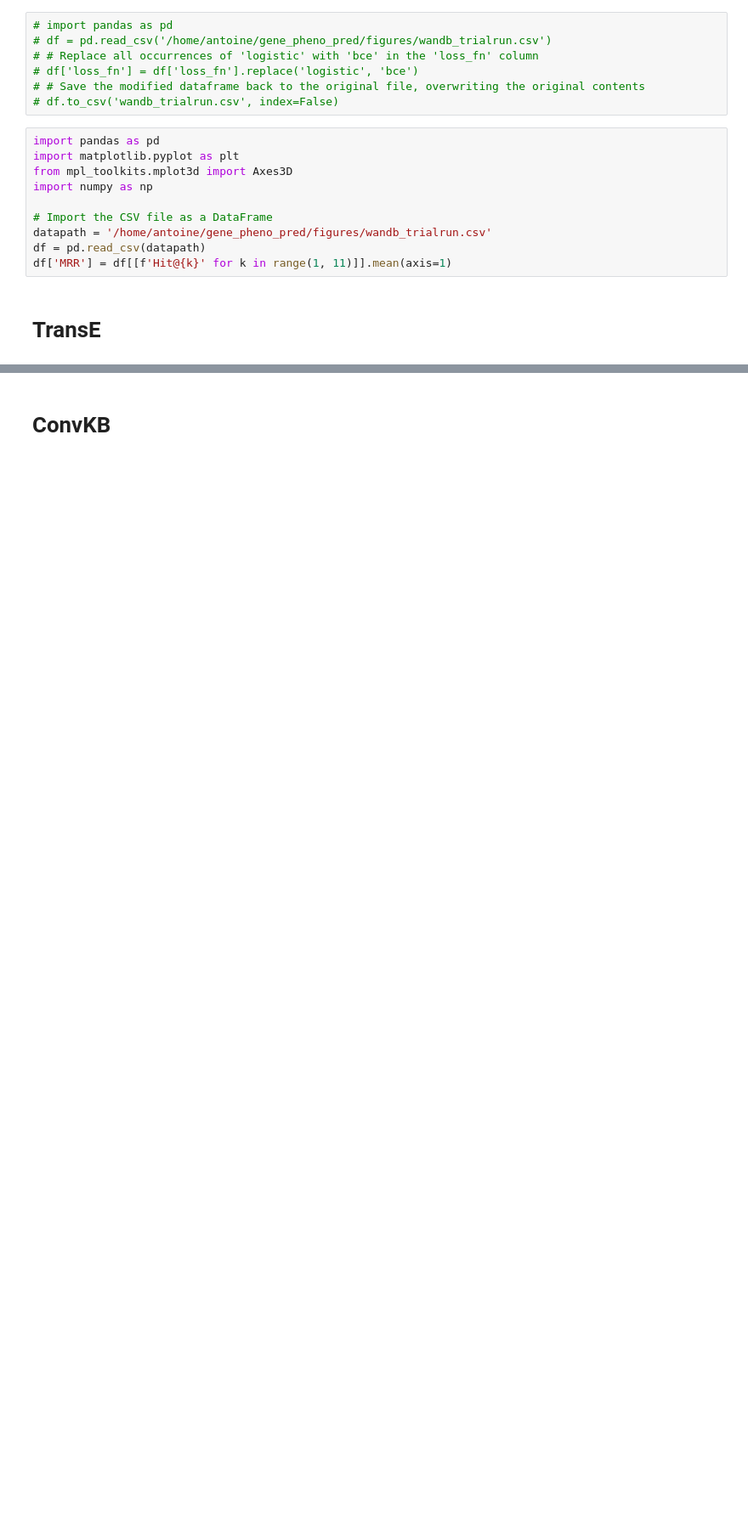
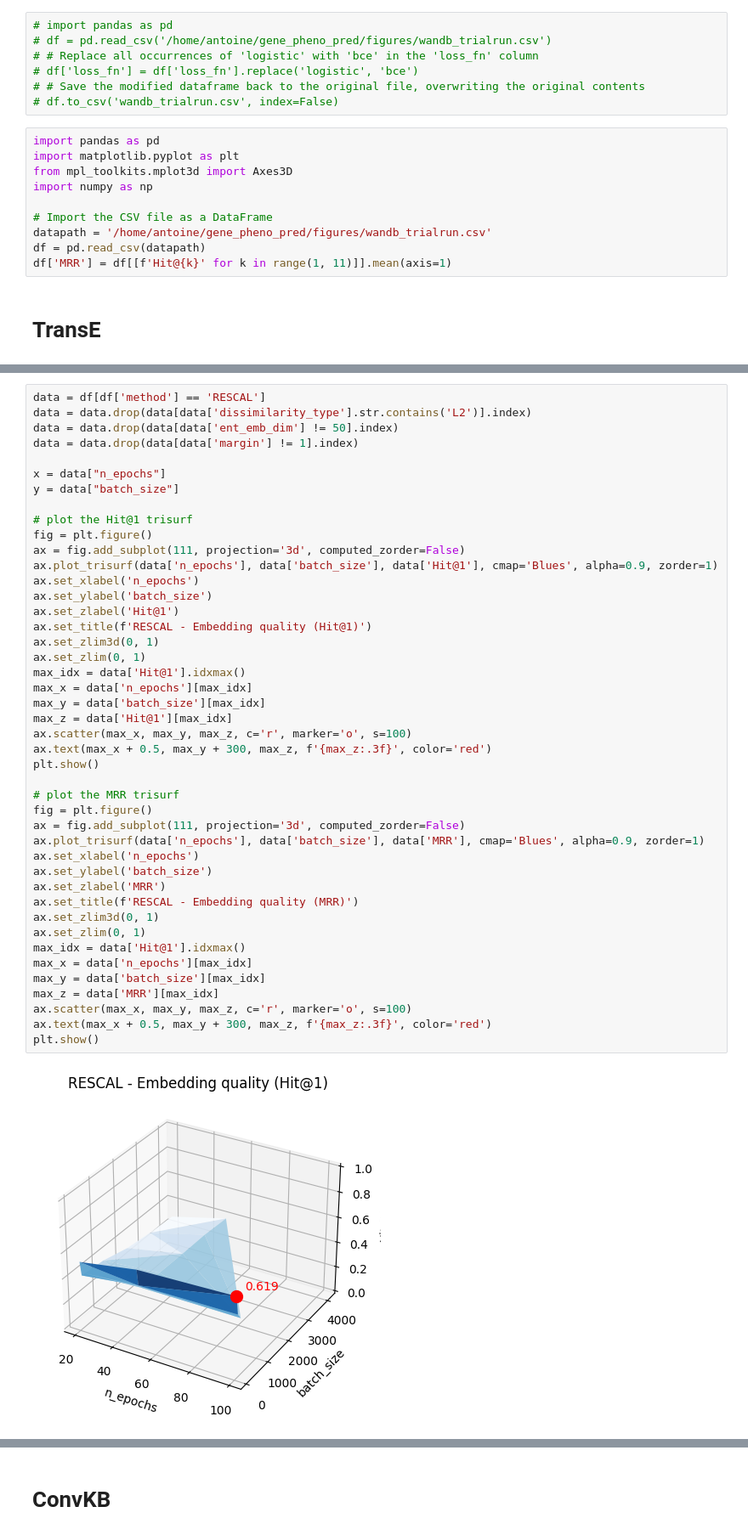
Before and after one commit to atoffano/KGene2Pheno, a Jupyter notebook: figures/fig_trialrun.ipynb, the cells around one changed output, grey strips where cells are left out. Shown at 85% size. Saved outputs shown, nothing was run; the diff lists cells and outputs as text; blank space fills up the shorter version.

```diff
--- a/figures/fig_trialrun.ipynb
+++ b/figures/fig_trialrun.ipynb
@@ -19,0 +66,46 @@ df['MRR'] = df[[f'Hit@{k}' for k in range(1, 11)]].mean(axis=1)
+# %%
+data = df[df['method'] == 'RESCAL']
+data = data.drop(data[data['dissimilarity_type'].str.contains('L2')].index)
+data = data.drop(data[data['ent_emb_dim'] != 50].index)
+data = data.drop(data[data['margin'] != 1].index)
+
+x = data["n_epochs"]
+y = data["batch_size"]
+
+# plot the Hit@1 trisurf
+fig = plt.figure()
+ax = fig.add_subplot(111, projection='3d', computed_zorder=False)
+ax.plot_trisurf(data['n_epochs'], data['batch_size'], data['Hit@1'], cmap='Blues', alpha=0.9, zorder=1)
+ax.set_xlabel('n_epochs')
+ax.set_ylabel('batch_size')
+ax.set_zlabel('Hit@1')
+ax.set_title(f'RESCAL - Embedding quality (Hit@1)')
+ax.set_zlim3d(0, 1)
+ax.set_zlim(0, 1)
+max_idx = data['Hit@1'].idxmax()
+max_x = data['n_epochs'][max_idx]
+max_y = data['batch_size'][max_idx]
+max_z = data['Hit@1'][max_idx]
+ax.scatter(max_x, max_y, max_z, c='r', marker='o', s=100)
+ax.text(max_x + 0.5, max_y + 300, max_z, f'{max_z:.3f}', color='red')
+plt.show()
+
+# plot the MRR trisurf
+fig = plt.figure()
+ax = fig.add_subplot(111, projection='3d', computed_zorder=False)
+ax.plot_trisurf(data['n_epochs'], data['batch_size'], data['MRR'], cmap='Blues', alpha=0.9, zorder=1)
+ax.set_xlabel('n_epochs')
+ax.set_ylabel('batch_size')
+ax.set_zlabel('MRR')
+ax.set_title(f'RESCAL - Embedding quality (MRR)')
+ax.set_zlim3d(0, 1)
+ax.set_zlim(0, 1)
+max_idx = data['Hit@1'].idxmax()
+max_x = data['n_epochs'][max_idx]
+max_y = data['batch_size'][max_idx]
+max_z = data['MRR'][max_idx]
+ax.scatter(max_x, max_y, max_z, c='r', marker='o', s=100)
+ax.text(max_x + 0.5, max_y + 300, max_z, f'{max_z:.3f}', color='red')
+plt.show()
+# %% [output]
+[figure, added]
```
Also changed, not shown: parts of 15 cells of this notebook, 12 other files.
